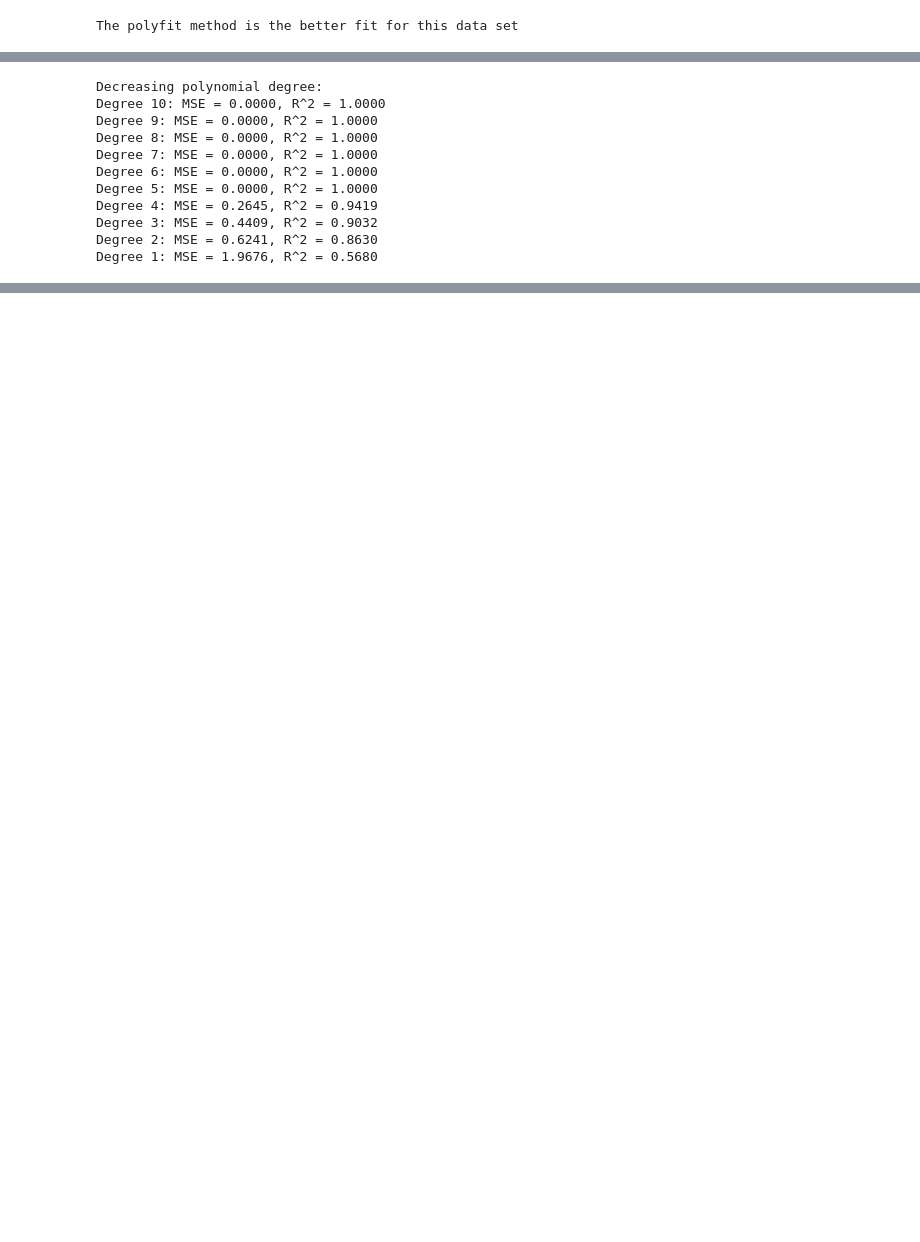
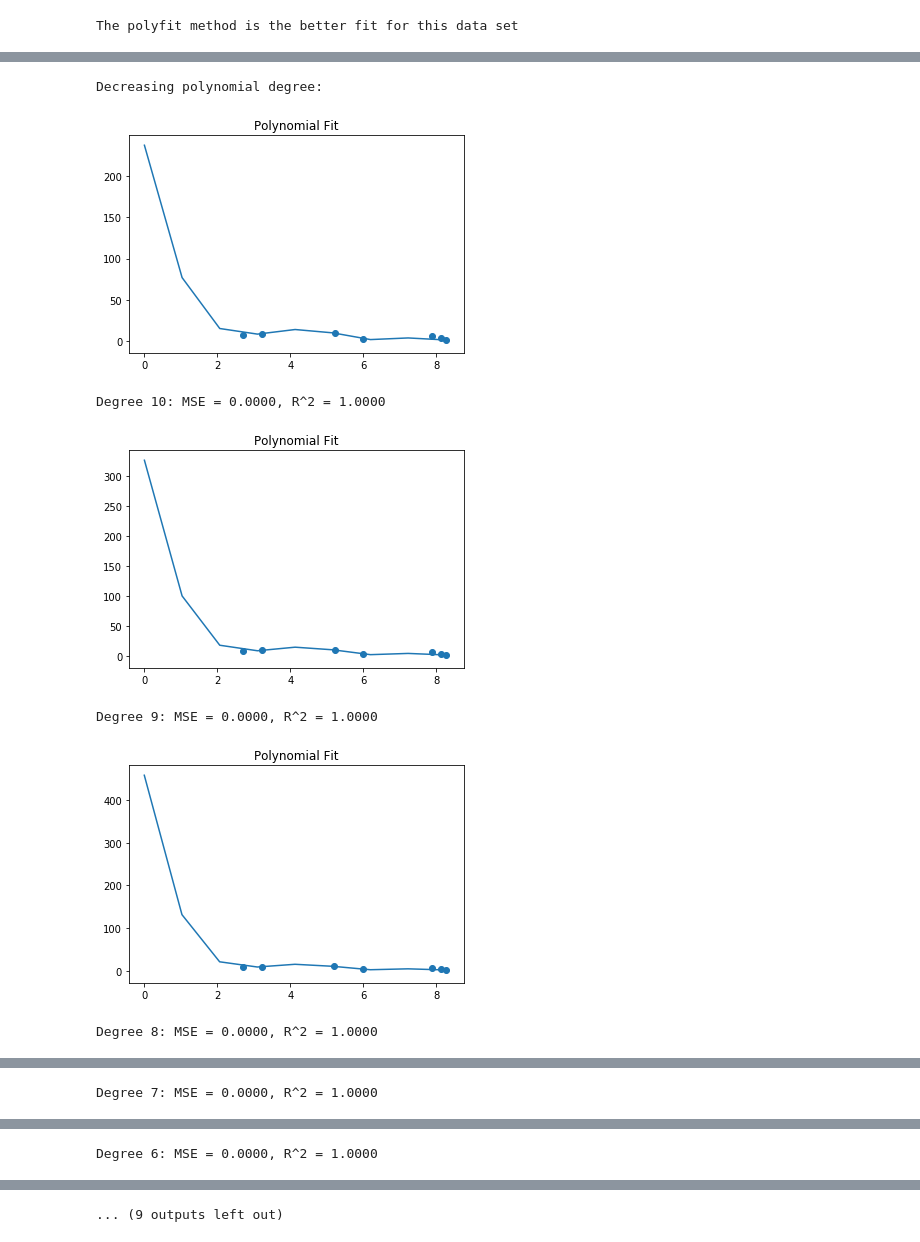
Before and after one commit to dblhlindsey/coe311k, a Jupyter notebook: coe311k/classwork/hhl495-CH10.ipynb, the cells around one changed output, grey strips where cells are left out. Saved outputs shown, nothing was run; the diff lists cells and outputs as text; code cells hidden in the pictures; blank space fills up the shorter version.

```diff
--- a/coe311k/classwork/hhl495-CH10.ipynb
+++ b/coe311k/classwork/hhl495-CH10.ipynb
@@ -121,29 +133,32 @@ Degree 5: MSE = 0.0000, R^2 = 1.0000
 # %%
 print("Decreasing polynomial degree:")
 
 for degree in range(10, 0, -1):
 
     coefficients = np.polyfit(X, Y, degree)
     polynomial = np.poly1d(coefficients)
 
     y_pred = polynomial(X)
 
     polymse = np.mean((Y - y_pred)**2)
 
     ss_total = np.sum((Y - np.mean(Y))**2)
     ss_res = np.sum((Y - y_pred)**2)
     polyr_squared = 1 - (ss_res / ss_total)
 
+    # Plot
+    y_pred = polynomial(x)
+    plt.plot(x, y_pred)
+    plt.scatter(X,Y)
+    plt.title("Polynomial Fit")
+    plt.show()
+
     print(f"Degree {degree}: MSE = {polymse:.4f}, R^2 = {polyr_squared:.4f}")
 # %% [output]
 Decreasing polynomial degree:
-Degree 10: MSE = 0.0000, R^2 = 1.0000
-Degree 9: MSE = 0.0000, R^2 = 1.0000
-Degree 8: MSE = 0.0000, R^2 = 1.0000
-Degree 7: MSE = 0.0000, R^2 = 1.0000
-Degree 6: MSE = 0.0000, R^2 = 1.0000
-Degree 5: MSE = 0.0000, R^2 = 1.0000
-Degree 4: MSE = 0.2645, R^2 = 0.9419
-Degree 3: MSE = 0.4409, R^2 = 0.9032
-Degree 2: MSE = 0.6241, R^2 = 0.8630
-Degree 1: MSE = 1.9676, R^2 = 0.5680
+[figure, added]
+Degree 10: MSE = 0.0000, R^2 = 1.0000
+[figure, added]
+Degree 9: MSE = 0.0000, R^2 = 1.0000
+[figure, added]
+Degree 8: MSE = 0.0000, R^2 = 1.0000
@@ -149,0 +166 @@ Degree 1: MSE = 1.9676, R^2 = 0.5680
+Degree 7: MSE = 0.0000, R^2 = 1.0000
@@ -149,0 +168 @@ Degree 1: MSE = 1.9676, R^2 = 0.5680
+Degree 6: MSE = 0.0000, R^2 = 1.0000
@@ -150 +170,2 @@ Degree 1: MSE = 1.9676, R^2 = 0.5680
+... (9 outputs left out)
 # %%
```
Also changed, not shown: parts of 9 cells of this notebook.
